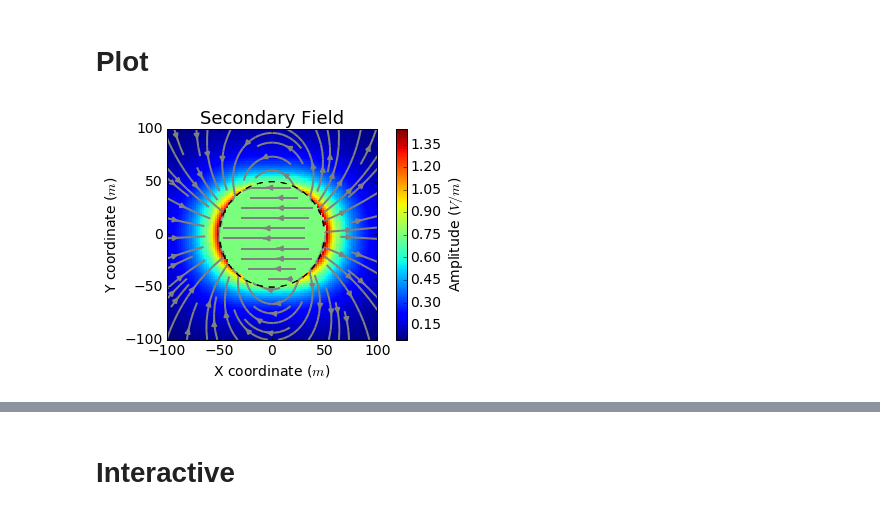
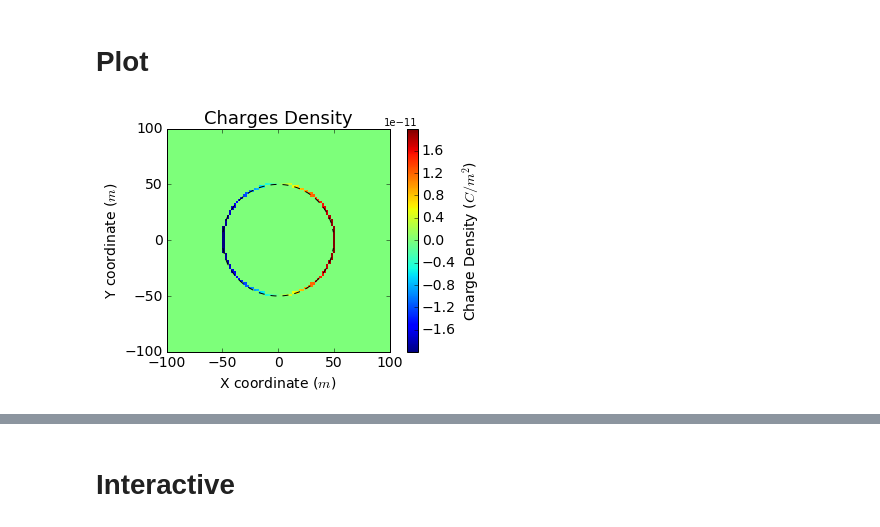
Before and after one commit to geoscixyz/em, a Jupyter notebook: examples/sphere/Wrapped_Example.ipynb, the cells around one changed output, grey strips where cells are left out. Saved outputs shown, nothing was run; the diff lists cells and outputs as text; code cells hidden in the pictures.

Commit message:
-Change Figures -Added Secondary Current section

```diff
--- a/examples/sphere/Wrapped_Example.ipynb
+++ b/examples/sphere/Wrapped_Example.ipynb
@@ -35,6 +31,7 @@ sig2 = 13.10344828
 R0    = 10.          # radius of the sphere
 R1 = 20.
 # %%
-fig,ax = Plot_Secondary_ElectricField(XYZ,sig0,sig1,R,E0)
+fig, ax = plt.subplots(1,1)
+ax = Plot_ChargesDensity(XYZ,sig0,sig1,R,E0,ax)
 # %% [output]
-[figure, old version]
+[figure, new version]
```
Also changed, not shown: parts of 4 cells of this notebook, 2 other files.
